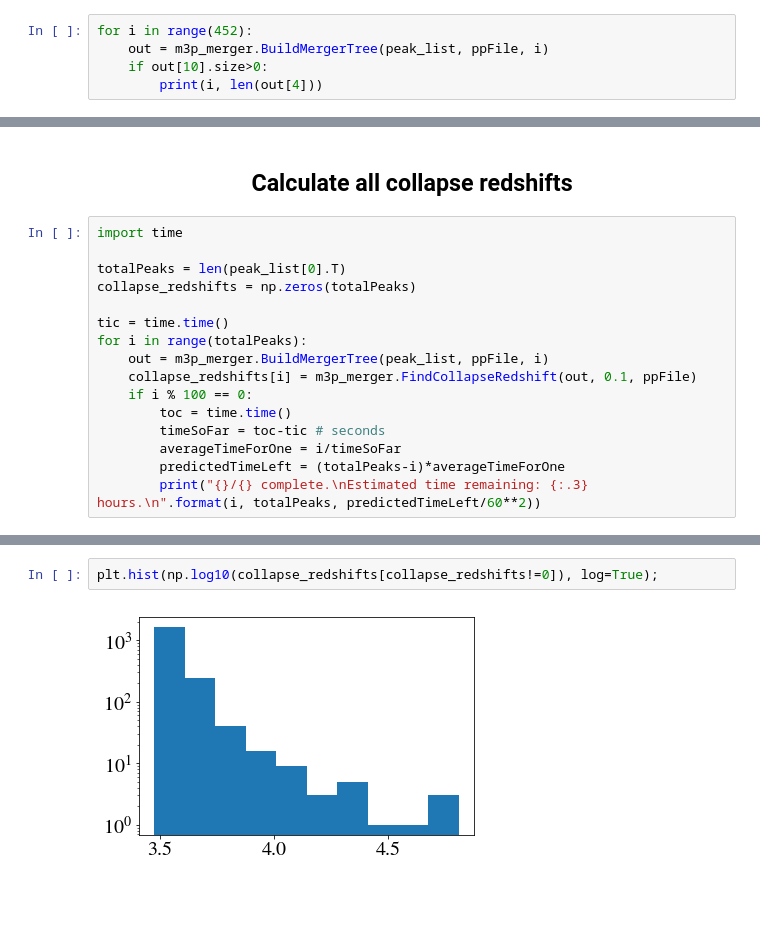
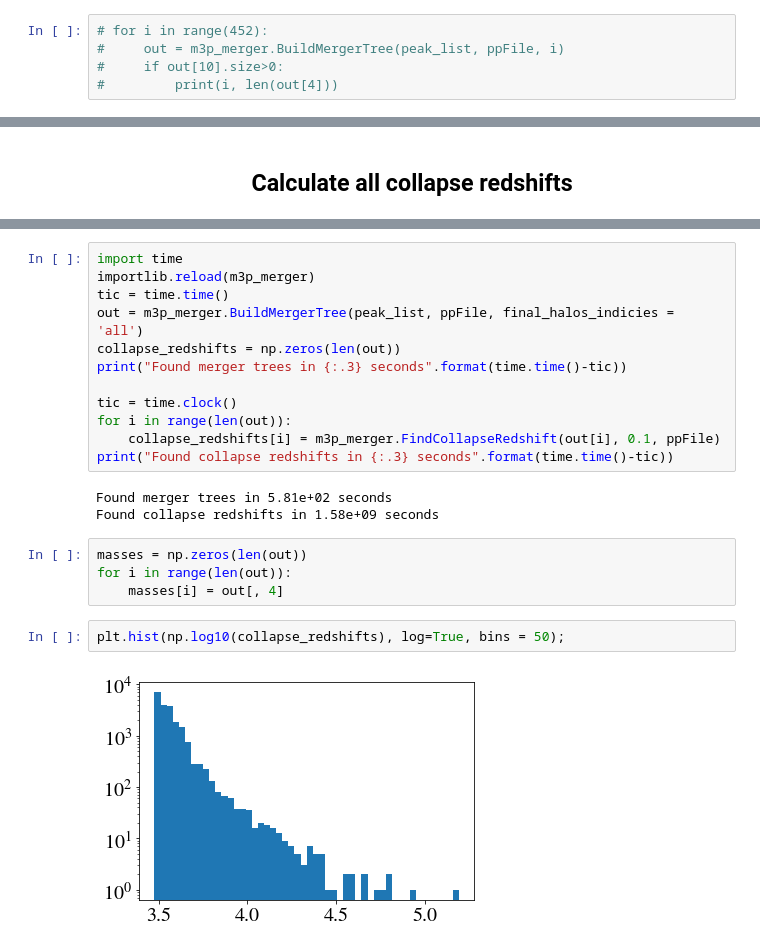
Before and after one commit to David-Ellis/m3p_merger, a Jupyter notebook: MergerTree.ipynb, the cells around one changed output, grey strips where cells are left out. Cells and saved outputs as stored; diff of their text form; blank space fills up the shorter version.

Commit message:
Rewrote BuildMergerTree() such that it can calculate multiple merger trees using the same KDTrees

```diff
--- a/MergerTree.ipynb
+++ b/MergerTree.ipynb
@@ -23,7 +23,7 @@ peak_list, boxsize = m3p_merger.MakePeakList(ppFile)
 # %% [markdown]
 <h2><center>Find which trees are interesting</center></h2>
 # %%
-for i in range(452):
-    out = m3p_merger.BuildMergerTree(peak_list, ppFile, i)
-    if out[10].size>0:
-        print(i, len(out[4]))
+# for i in range(452):
+#     out = m3p_merger.BuildMergerTree(peak_list, ppFile, i)
+#     if out[10].size>0:
+#         print(i, len(out[4]))
@@ -67,19 +50,3 @@ Collapse redshift: 3574.0
 [figure]
 # %% [markdown]
 <h2><center>Calculate all collapse redshifts</center></h2>
-# %%
-import time
-
-totalPeaks = len(peak_list[0].T)
-collapse_redshifts = np.zeros(totalPeaks)
-
-tic = time.time()
-for i in range(totalPeaks):
-    out = m3p_merger.BuildMergerTree(peak_list, ppFile, i)
-    collapse_redshifts[i] = m3p_merger.FindCollapseRedshift(out, 0.1, ppFile)
-    if i % 100 == 0:
-        toc = time.time()
-        timeSoFar = toc-tic # seconds
-        averageTimeForOne = i/timeSoFar
-        predictedTimeLeft = (totalPeaks-i)*averageTimeForOne
-        print("{}/{} complete.\nEstimated time remaining: {:.3} hours.\n".format(i, totalPeaks, predictedTimeLeft/60**2))
@@ -105,4 +53,23 @@ KeyboardInterrupt:
+# %%
+import time
+importlib.reload(m3p_merger)
+tic = time.time()
+out = m3p_merger.BuildMergerTree(peak_list, ppFile, final_halos_indicies = 'all')
+collapse_redshifts = np.zeros(len(out))
+print("Found merger trees in {:.3} seconds".format(time.time()-tic))
+
+tic = time.clock()
+for i in range(len(out)):
+    collapse_redshifts[i] = m3p_merger.FindCollapseRedshift(out[i], 0.1, ppFile)
+print("Found collapse redshifts in {:.3} seconds".format(time.time()-tic))
+# %% [output]
+Found merger trees in 5.81e+02 seconds
+Found collapse redshifts in 1.58e+09 seconds
+# %%
+masses = np.zeros(len(out))
+for i in range(len(out)):
+    masses[i] = out[, 4]
 # %%
-plt.hist(np.log10(collapse_redshifts[collapse_redshifts!=0]), log=True);
+plt.hist(np.log10(collapse_redshifts), log=True, bins = 50);
 # %% [output]
-[figure, old version]
+[figure, new version]
```
Also changed, not shown: parts of 8 cells of this notebook, 1 other file.
